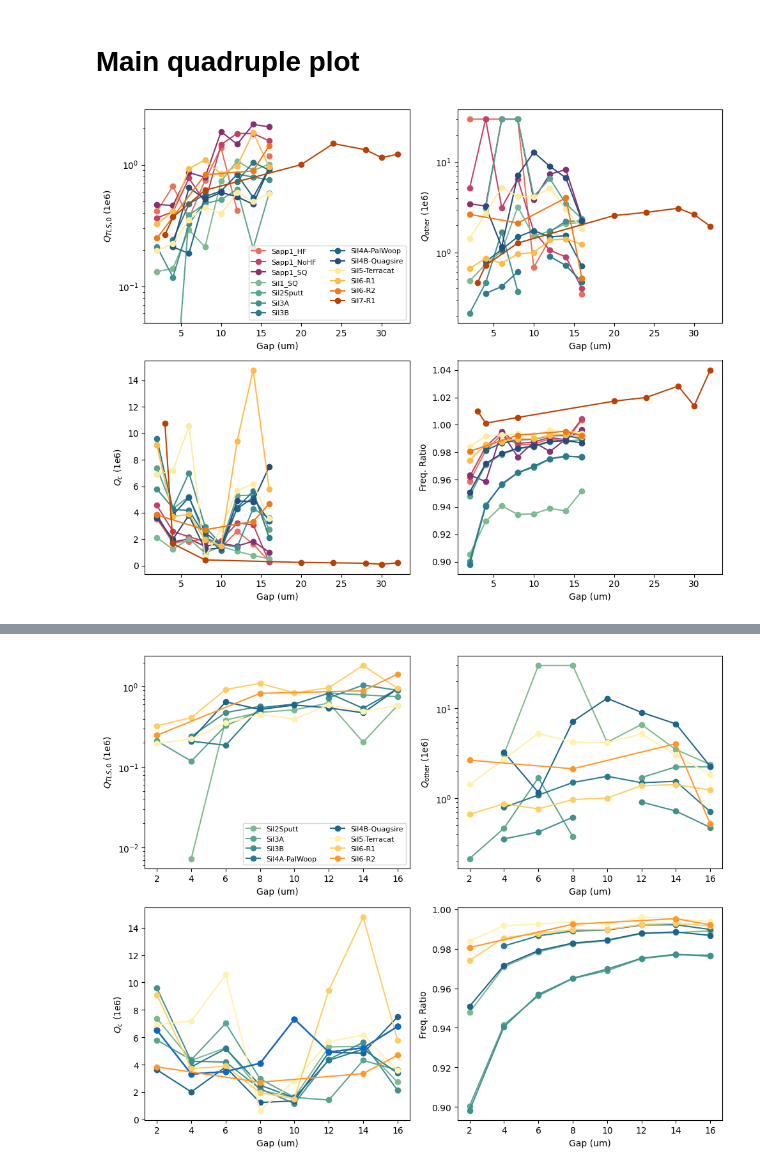
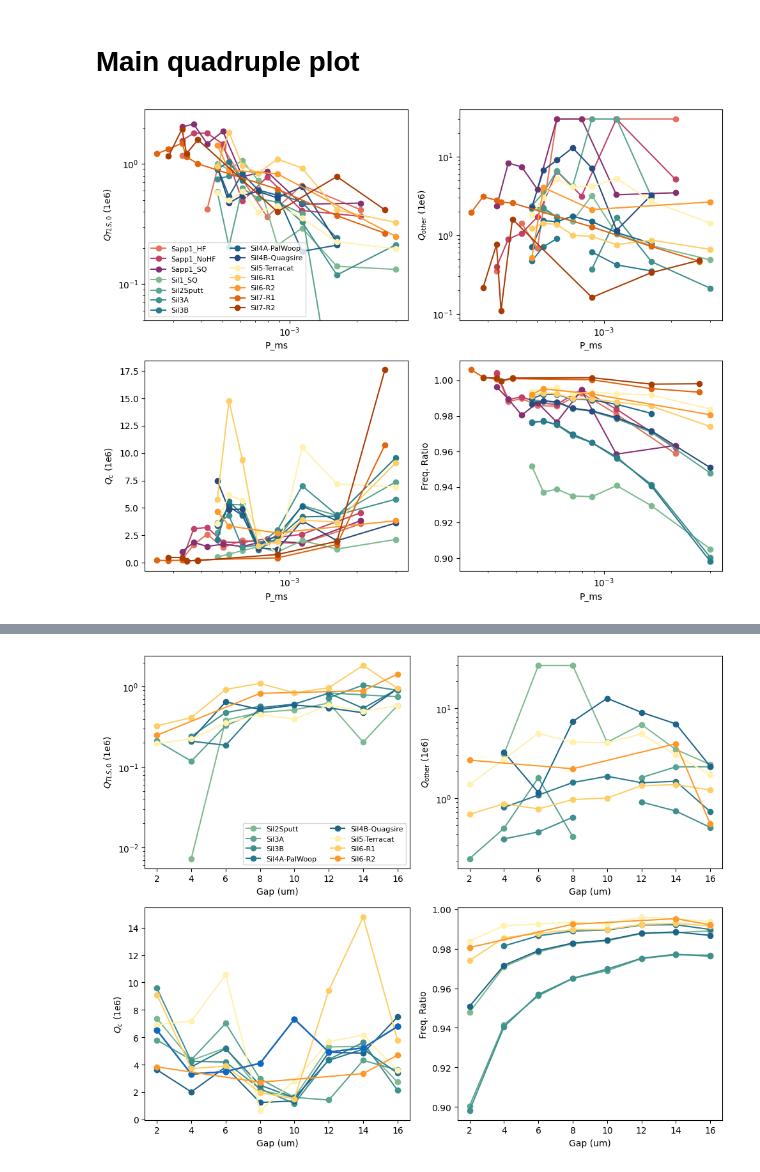
Before and after one commit to eesh-gupta/scresonators, a Jupyter notebook: dbs/load_res_database.ipynb, the cells around one changed output, grey strips where cells are left out. Drawn from its saved outputs; the diff is of its cells as text; code cells hidden in the pictures.

```diff
--- a/dbs/load_res_database.ipynb
+++ b/dbs/load_res_database.ipynb
@@ -18,12 +18,12 @@ sns.set_palette(sns.color_palette(colors))
 
 fig, ax = plt.subplots(2,2, figsize=(10,8))
 ax = ax.flatten()
-#xval = 'P_ms'
-xval = 'Gap (um)'
+xval = 'P_ms'
+#xval = 'Gap (um)'
 #xval = 'Target Freq. (GHz)'
 num_sapp = 3
 num_nb_sil = 6
-num_ta_sil = 4
+num_ta_sil = 5
 b1 = sns.color_palette('flare',num_sapp)
 b2 = sns.color_palette('crest',num_nb_sil)
 b3 = sns.color_palette('YlOrBr',num_ta_sil)
@@ -37,42 +37,34 @@ for name, group in notion_df.groupby('Name'):
         if group['Metal'].iloc[0]=='Ta':
             col=b3[k]
             k+=1
         else:
             col = b2[j]
             j+=1
     else:
         col = b1[i]
         i+=1
     group = group.sort_values(by=xval)
     #print(group)
     #print(f"Group: {name}")
     #print(group['Gap (um)'])
     ax[0].semilogy(group[xval], group['QTLS0 (1e6)'], 'o-', label=name, color=col)
     ax[1].semilogy(group[xval], group['Qother (1e6)'], 'o-', label=name, color=col)
     ax[2].plot(group[xval], group['Qc (1e6)'], 'o-', label=name, color=col)
     ax[3].plot(group[xval], group['Freq (GHz)']/group['Target Freq. (GHz)'], 'o-', label=name, color=col)
     #ax[3].plot(group[xval], group['Freq (GHz)'], 'o-', label=name)
 ax[0].legend(ncol=2, fontsize=8)
 ax[0].set_ylim(bottom=0.05)
 ax[0].set_ylabel('$Q_{TLS,0}$ (1e6)')
 ax[1].set_ylabel('$Q_{\mathrm{other}}$ (1e6)')
 ax[2].set_ylabel('$Q_{c}$ (1e6)')
 ax[3].set_ylabel('Freq. Ratio')
-gap = [2,4,6,8,10,12,14,16]
-qc_val = [3.447,
-	2.683,
-	2.838,
-	2.027,
-	2.044,
-	2.383,
-	2.219,
-	0.2815]
-#ax[2].plot(gap, qc_val, 'o-', label='Qc (1e6) from fit', color='black')
+
 for a in ax:
     a.set_xlabel(xval)
-    #a.set_xscale('log')
+    if xval == 'P_ms':
+        a.set_xscale('log')
 fig.tight_layout()
 current_time = datetime.now().strftime("%Y%m%d_%H%M%S")
 fig.savefig(f"resonators_{current_time}.png")
 # %% [output]
-[figure, old version]
+[figure, new version]
```
Also changed, not shown: parts of 7 cells of this notebook, 6 other files.
